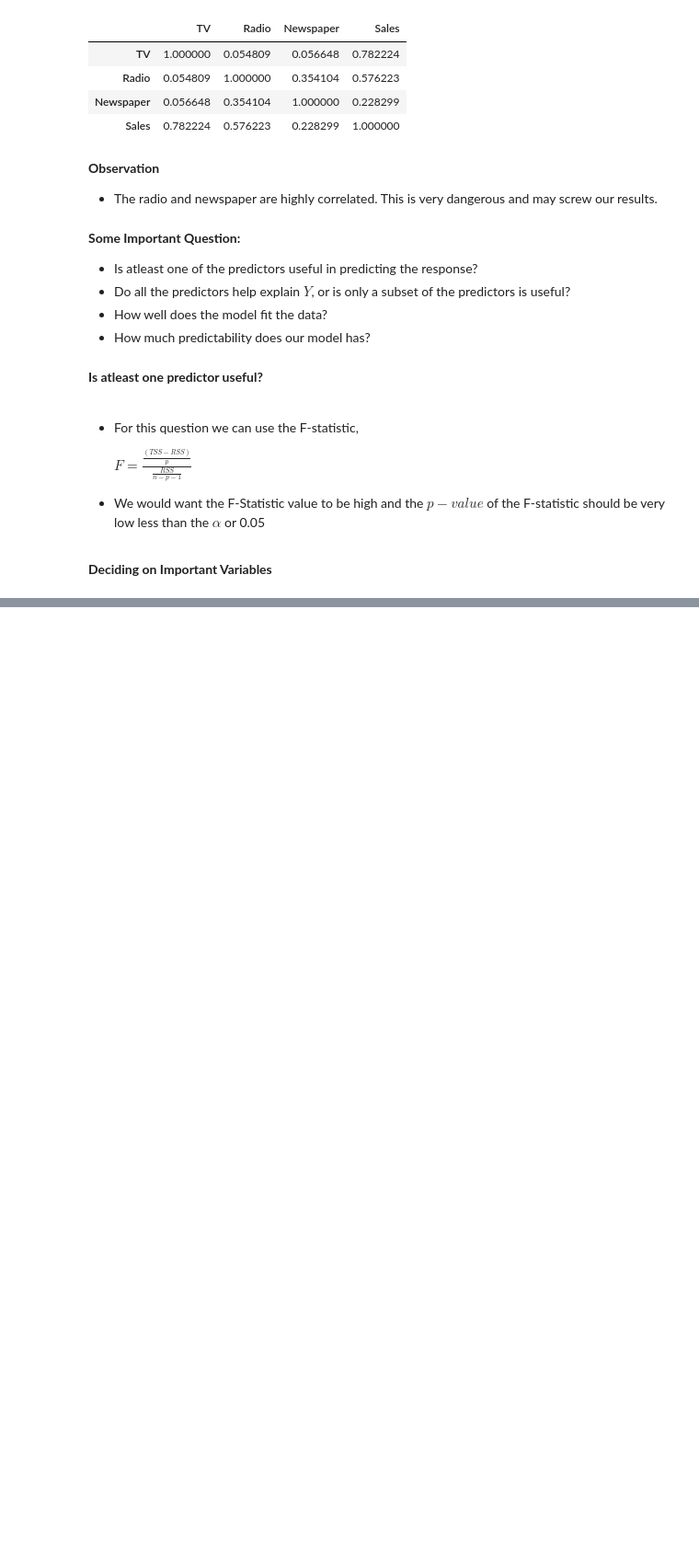
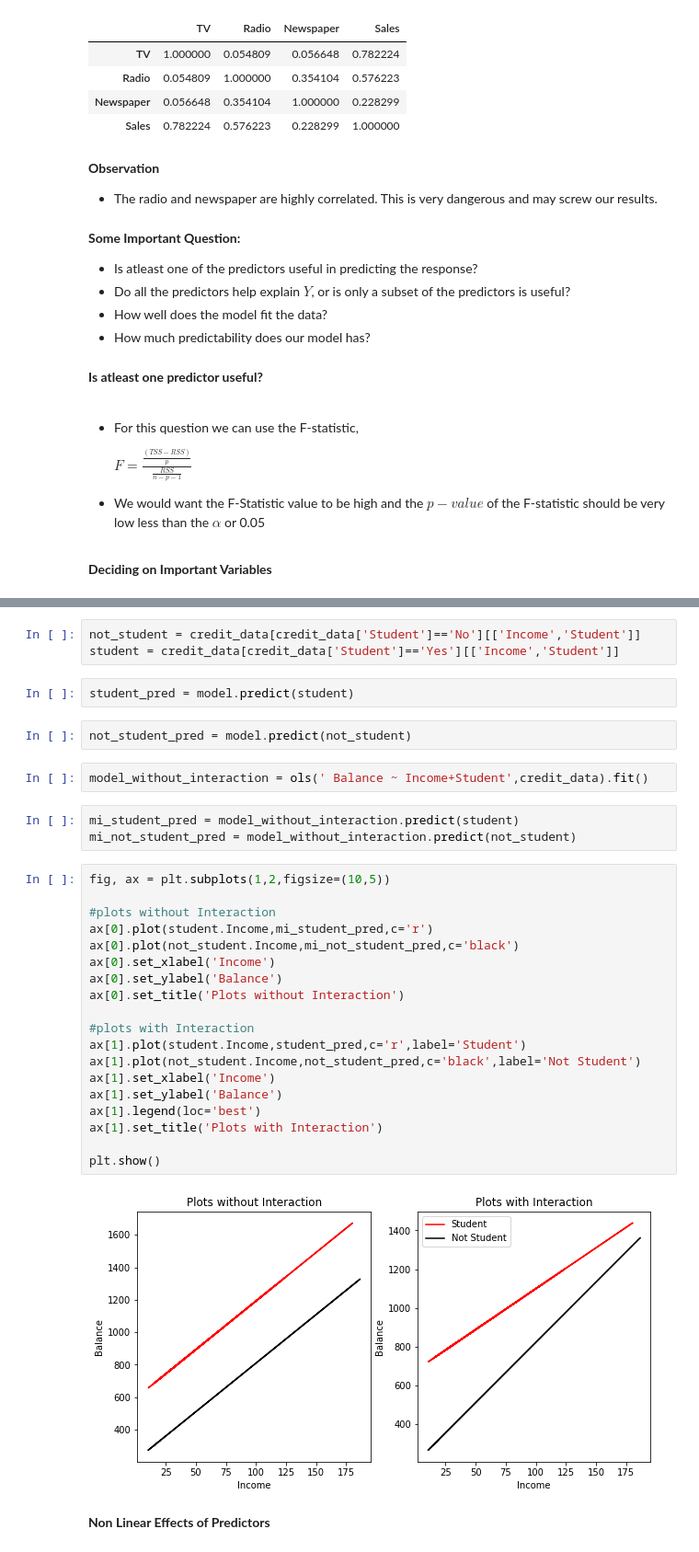
Before and after one commit to Revanthshalon/Machine-Learning, a Jupyter notebook: An Introduction to Statistical Learning/Unit 3 - Linear Regression/Unit 3 - Linear Regression.ipynb, the cells around one changed output, grey strips where cells are left out. Shown: that part at 92% size. Cells and saved outputs as stored; diff of their text form; blank space fills up the shorter version.

Commit message:
Unit-3 Linear Regression

```diff
--- a/An Introduction to Statistical Learning/Unit 3 - Linear Regression/Unit 3 - Linear Regression.ipynb
+++ b/An Introduction to Statistical Learning/Unit 3 - Linear Regression/Unit 3 - Linear Regression.ipynb
@@ -327,0 +624,35 @@ data.corr()
+# %%
+not_student = credit_data[credit_data['Student']=='No'][['Income','Student']]
+student = credit_data[credit_data['Student']=='Yes'][['Income','Student']]
+# %%
+student_pred = model.predict(student)
+# %%
+not_student_pred = model.predict(not_student)
+# %%
+model_without_interaction = ols(' Balance ~ Income+Student',credit_data).fit()
+# %%
+mi_student_pred = model_without_interaction.predict(student)
+mi_not_student_pred = model_without_interaction.predict(not_student)
+# %%
+fig, ax = plt.subplots(1,2,figsize=(10,5))
+
+#plots without Interaction
+ax[0].plot(student.Income,mi_student_pred,c='r')
+ax[0].plot(not_student.Income,mi_not_student_pred,c='black')
+ax[0].set_xlabel('Income')
+ax[0].set_ylabel('Balance')
+ax[0].set_title('Plots without Interaction')
+
+#plots with Interaction
+ax[1].plot(student.Income,student_pred,c='r',label='Student')
+ax[1].plot(not_student.Income,not_student_pred,c='black',label='Not Student')
+ax[1].set_xlabel('Income')
+ax[1].set_ylabel('Balance')
+ax[1].legend(loc='best')
+ax[1].set_title('Plots with Interaction')
+
+plt.show()
+# %% [output]
+[figure, added]
+# %% [markdown]
+**Non Linear Effects of Predictors**
```
Also changed, not shown: parts of 48 cells of this notebook.
